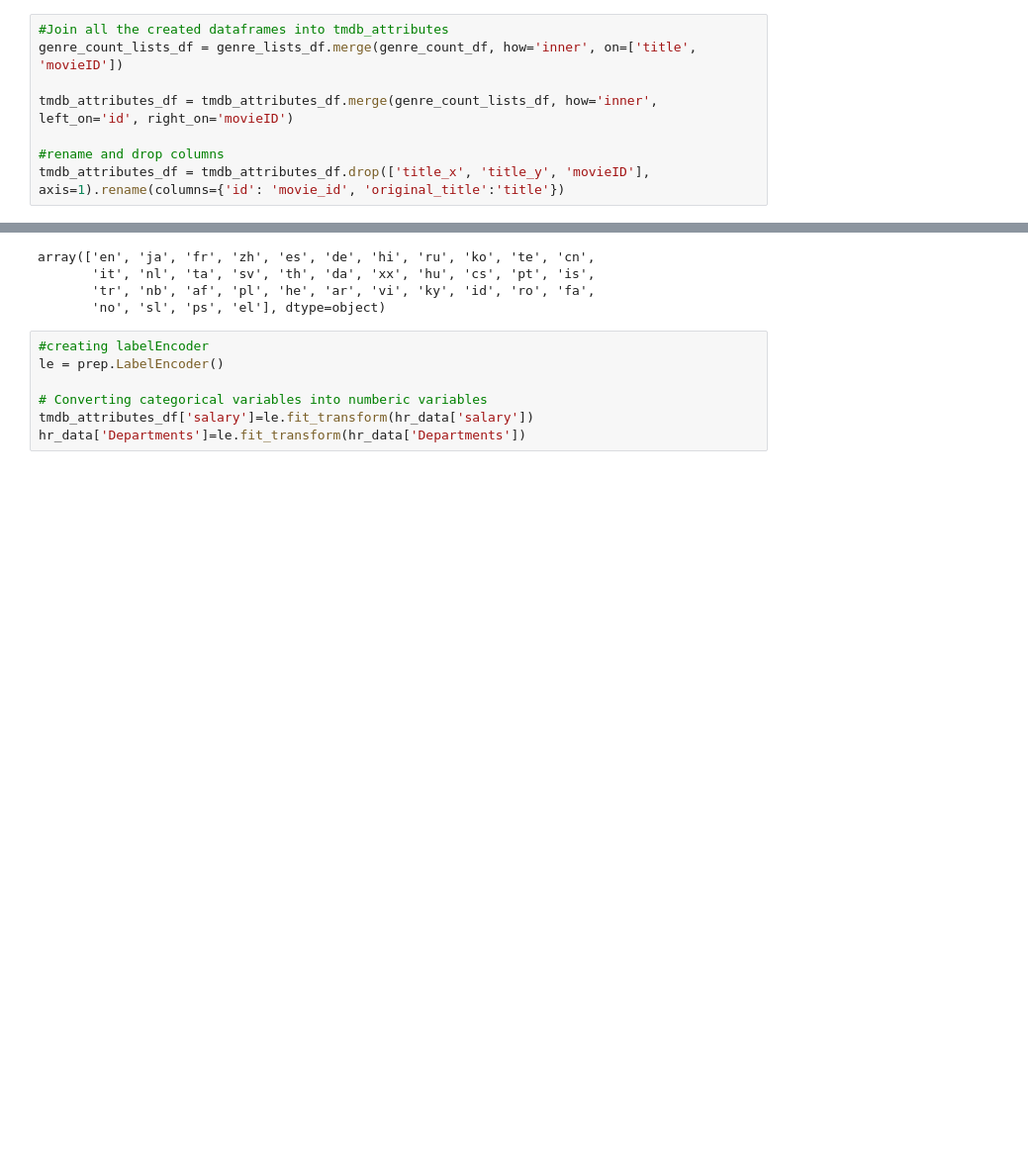
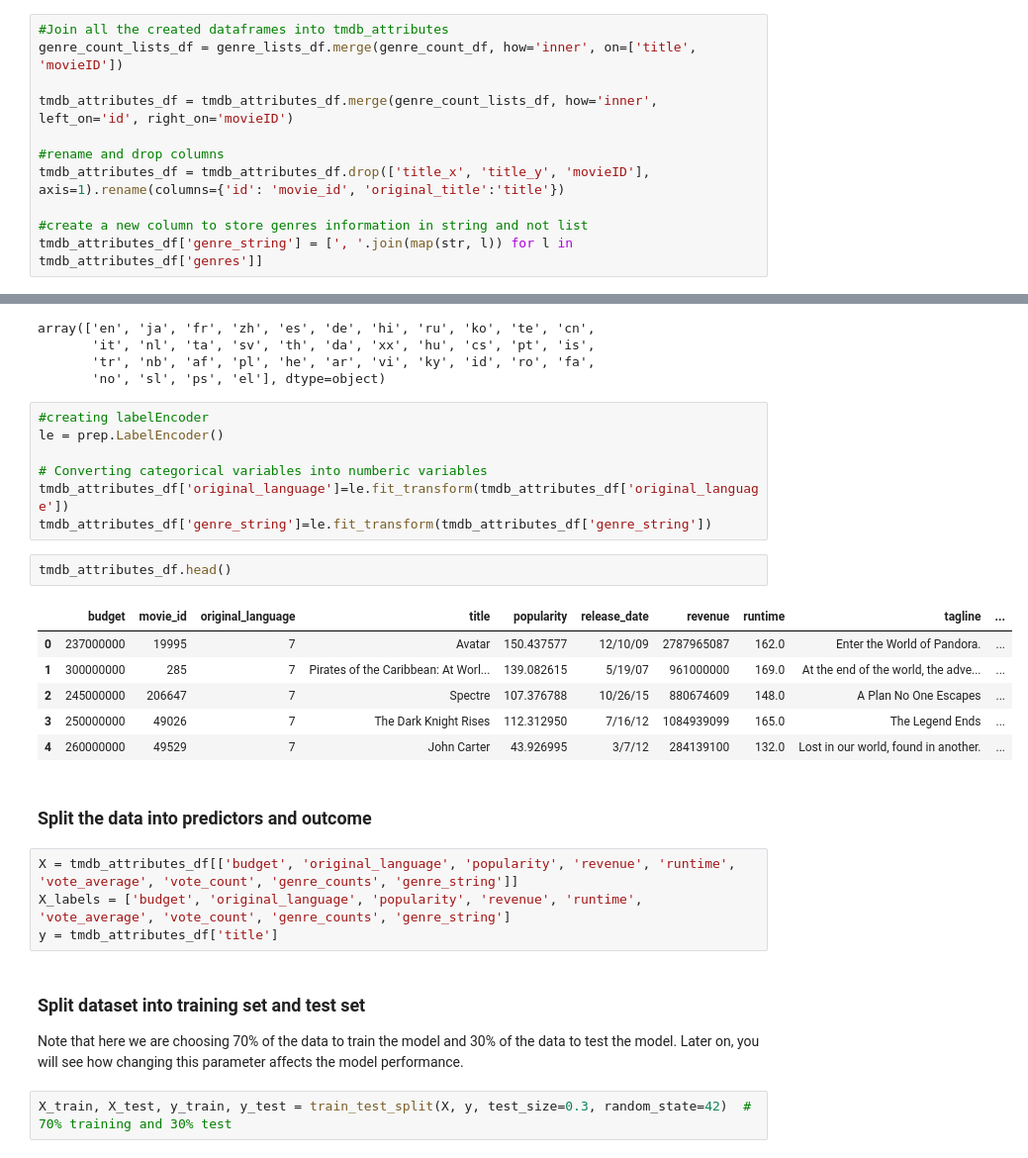
Before and after one commit to canon14/MovieRecommendationModel, a Jupyter notebook: MovieRecommendation.ipynb, the cells around one changed output, grey strips where cells are left out. Shown at 99% size. Saved outputs shown, nothing was run; the diff lists cells and outputs as text; blank space fills up the shorter version.

```diff
--- a/MovieRecommendation.ipynb
+++ b/MovieRecommendation.ipynb
@@ -295,6 +295,9 @@ tmdb_attributes_df = tmdb_attributes_df.merge(genre_count_lists_df, how='inner',
 
 #rename and drop columns
 tmdb_attributes_df = tmdb_attributes_df.drop(['title_x', 'title_y', 'movieID'], axis=1).rename(columns={'id': 'movie_id', 'original_title':'title'})
+
+#create a new column to store genres information in string and not list
+tmdb_attributes_df['genre_string'] = [', '.join(map(str, l)) for l in tmdb_attributes_df['genres']]
 # %%
 tmdb_attributes_df
 # %% [output]
@@ -465,5 +465,26 @@ array(['en', 'ja', 'fr', 'zh', 'es', 'de', 'hi', 'ru', 'ko', 'te', 'cn',
 le = prep.LabelEncoder()
 
 # Converting categorical variables into numberic variables
-tmdb_attributes_df['salary']=le.fit_transform(hr_data['salary'])
-hr_data['Departments']=le.fit_transform(hr_data['Departments'])
+tmdb_attributes_df['original_language']=le.fit_transform(tmdb_attributes_df['original_language'])
+tmdb_attributes_df['genre_string']=le.fit_transform(tmdb_attributes_df['genre_string'])
+# %%
+tmdb_attributes_df.head()
+# %% [output]
+|  | budget | movie_id | original_language | title | popularity | release_date | revenue | runtime | tagline | ... |
+| 0 | 237000000 | 19995 | 7 | Avatar | 150.437577 | 12/10/09 | 2787965087 | 162.0 | Enter the World of Pandora. | ... |
+| 1 | 300000000 | 285 | 7 | Pirates of the Caribbean: At Worl... | 139.082615 | 5/19/07 | 961000000 | 169.0 | At the end of the world, the adve... | ... |
+| 2 | 245000000 | 206647 | 7 | Spectre | 107.376788 | 10/26/15 | 880674609 | 148.0 | A Plan No One Escapes | ... |
+| 3 | 250000000 | 49026 | 7 | The Dark Knight Rises | 112.312950 | 7/16/12 | 1084939099 | 165.0 | The Legend Ends | ... |
+| 4 | 260000000 | 49529 | 7 | John Carter | 43.926995 | 3/7/12 | 284139100 | 132.0 | Lost in our world, found in another. | ... |
+# %% [markdown]
+### Split the data into predictors and outcome
+# %%
+X = tmdb_attributes_df[['budget', 'original_language', 'popularity', 'revenue', 'runtime', 'vote_average', 'vote_count', 'genre_counts', 'genre_string']]
+X_labels = ['budget', 'original_language', 'popularity', 'revenue', 'runtime', 'vote_average', 'vote_count', 'genre_counts', 'genre_string']
+y = tmdb_attributes_df['title']
+# %% [markdown]
+### Split dataset into training set and test set
+
+Note that here we are choosing 70% of the data to train the model and 30% of the data to test the model. Later on, you will see how changing this parameter affects the model performance.
+# %%
+X_train, X_test, y_train, y_test = train_test_split(X, y, test_size=0.3, random_state=42)  # 70% training and 30% test
```
Also changed, not shown: parts of 3 cells of this notebook.
